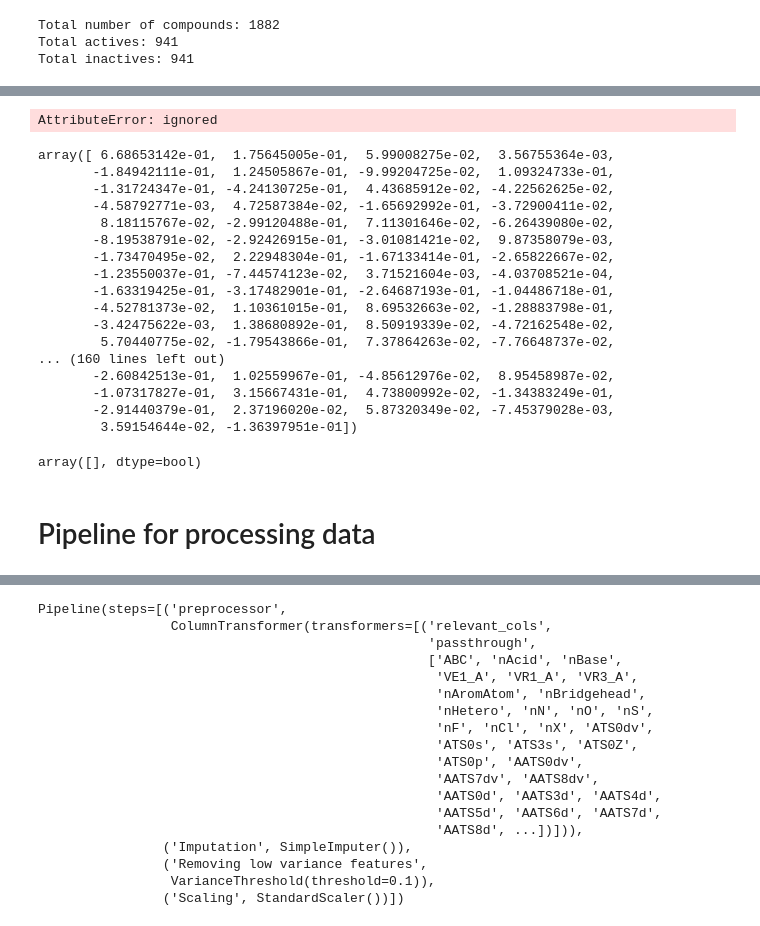
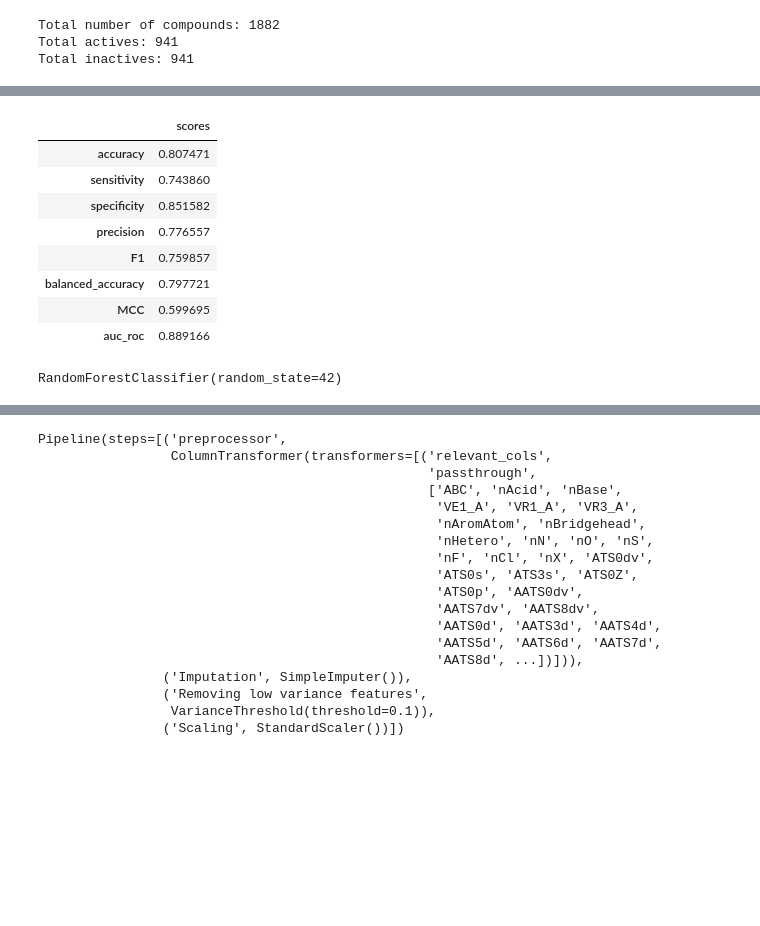
Before and after one commit to EugeneLamptey/VP16, a Jupyter notebook: feature_engineering_with_mordred.ipynb, the cells around one changed output, grey strips where cells are left out. Cells and saved outputs as stored; diff of their text form; code cells hidden in the pictures; blank space fills up the shorter version.

```diff
--- a/feature_engineering_with_mordred.ipynb
+++ b/feature_engineering_with_mordred.ipynb
@@ -571,15 +522,0 @@ plt.axhline(y=3, color = "r",  linestyle='-', linewidth = 2.0)
-# %%
-def isWithinAD(X_train, X_test):
-  scaler = StandardScaler()
-  scaler.fit(X_train)
-
-  AD_identity = []
-
-  mean_htest = np.mean(scaler.transform(X_test), axis = 1)
-  std_htest = np.std(scaler.transform(X_test), axis = 1)
-
-  s_new_test = (mean_htest + 1.28 * std_htest)
-
-  myfunc = lambda p: True if p < 3 else False
-
-  return np.vectorize(myfunc)(s_new)
@@ -591,33 +523,29 @@ array([ True,  True,  True, ...,  True,  True,  True])
-# %%
-scaler = StandardScaler()
-scaler.fit(X_resampled)
-
-mean_htest = np.mean(scaler.transform(X_test), axis = 1)
-# %% [output]
-AttributeError: ignored
-# %%
-mean_htest
-# %% [output]
-array([ 6.68653142e-01,  1.75645005e-01,  5.99008275e-02,  3.56755364e-03,
-       -1.84942111e-01,  1.24505867e-01, -9.99204725e-02,  1.09324733e-01,
-       -1.31724347e-01, -4.24130725e-01,  4.43685912e-02, -4.22562625e-02,
-       -4.58792771e-03,  4.72587384e-02, -1.65692992e-01, -3.72900411e-02,
-        8.18115767e-02, -2.99120488e-01,  7.11301646e-02, -6.26439080e-02,
-       -8.19538791e-02, -2.92426915e-01, -3.01081421e-02,  9.87358079e-03,
-       -1.73470495e-02,  2.22948304e-01, -1.67133414e-01, -2.65822667e-02,
-       -1.23550037e-01, -7.44574123e-02,  3.71521604e-03, -4.03708521e-04,
-       -1.63319425e-01, -3.17482901e-01, -2.64687193e-01, -1.04486718e-01,
-       -4.52781373e-02,  1.10361015e-01,  8.69532663e-02, -1.28883798e-01,
-       -3.42475622e-03,  1.38680892e-01,  8.50919339e-02, -4.72162548e-02,
-        5.70440775e-02, -1.79543866e-01,  7.37864263e-02, -7.76648737e-02,
-... (160 lines left out)
-       -2.60842513e-01,  1.02559967e-01, -4.85612976e-02,  8.95458987e-02,
-       -1.07317827e-01,  3.15667431e-01,  4.73800992e-02, -1.34383249e-01,
-       -2.91440379e-01,  2.37196020e-02,  5.87320349e-02, -7.45379028e-03,
-        3.59154644e-02, -1.36397951e-01])
-# %%
-s_new[s_new == False]
-# %% [output]
-array([], dtype=bool)
-# %% [markdown]
-# Pipeline for processing data
+# %%
+AD_mask = isWithinAD(X_resampled, X_test)
+# %%
+X_test_inliers = X_test[AD_mask]
+y_test_inliers = y_test[AD_mask]
+# %%
+evaluate(X_test_inliers, y_test_inliers, rfc)
+# %% [output]
+|  | scores |
+| accuracy | 0.807471 |
+| sensitivity | 0.743860 |
+| specificity | 0.851582 |
+| precision | 0.776557 |
+| F1 | 0.759857 |
+| balanced_accuracy | 0.797721 |
+| MCC | 0.599695 |
+| auc_roc | 0.889166 |
+# %%
+#scaling the dataset
+
+scaley = StandardScaler()
+scaley.fit(X_resampled)
+
+X_strain = scaley.transform(X_resampled)
+X_stest = scaley.transform(X_test)
+
+rfc.fit(X_strain, y_resampled)
+# %% [output]
+RandomForestClassifier(random_state=42)
```
Also changed, not shown: parts of 26 cells of this notebook.
